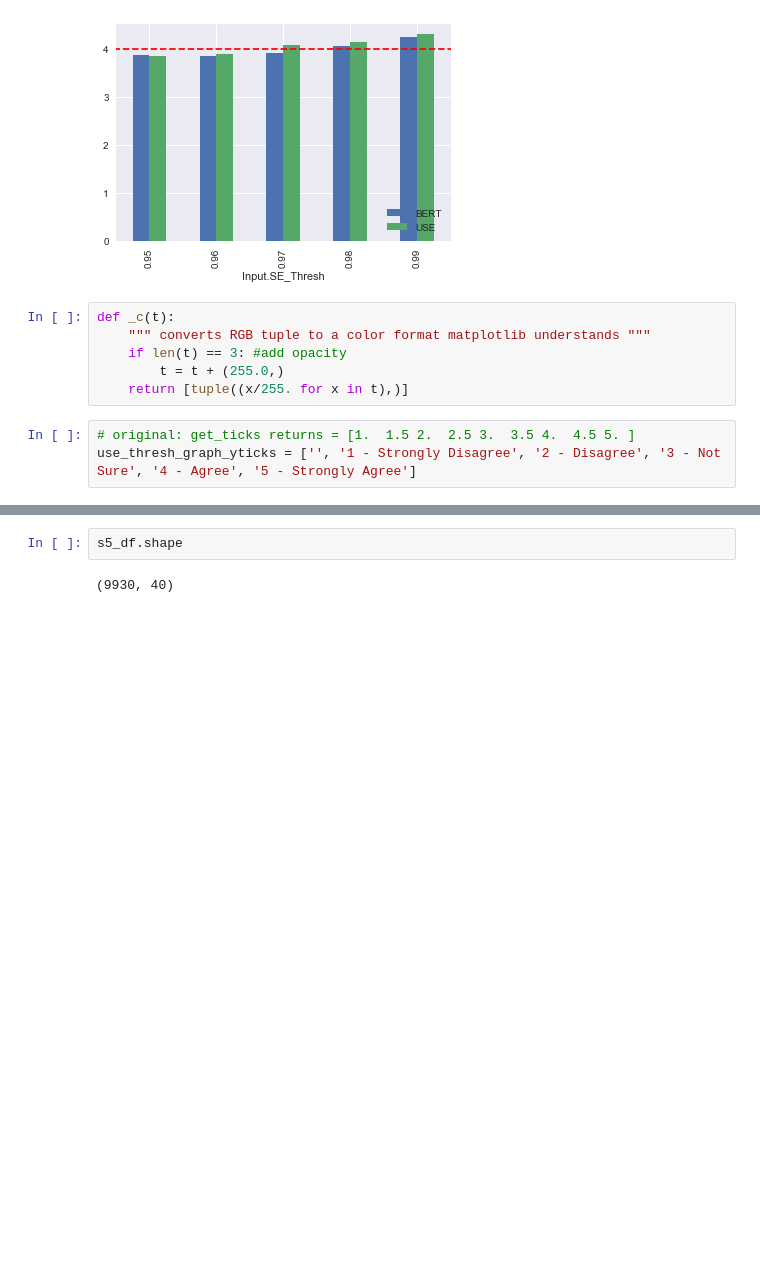
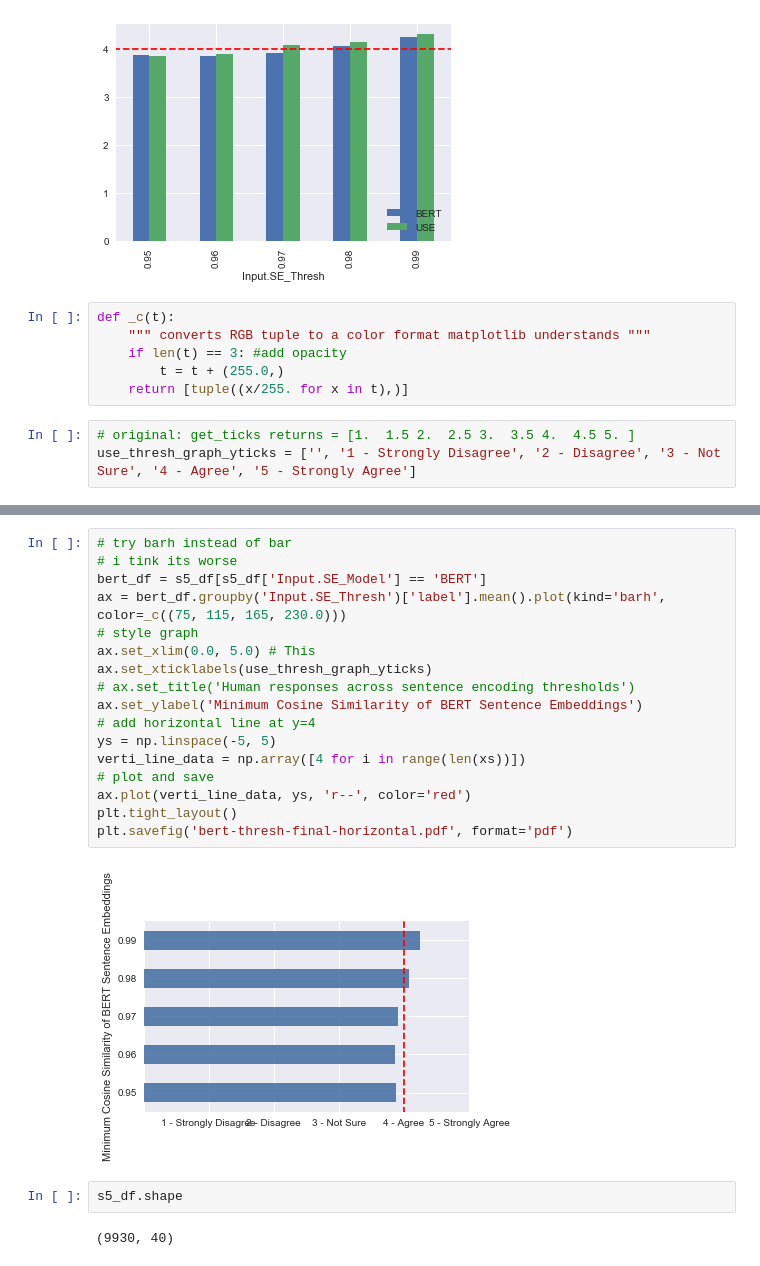
Before and after one commit to QData/Reevaluating-NLP-Adversarial-Examples, a Jupyter notebook: section-5-thresholds/se_thresh/results/s5-threshold-results.ipynb, the cells around one changed output, grey strips where cells are left out. Drawn from its saved outputs; the diff is of its cells as text; blank space fills up the shorter version.

```diff
--- a/section-5-thresholds/se_thresh/results/s5-threshold-results.ipynb
+++ b/section-5-thresholds/se_thresh/results/s5-threshold-results.ipynb
@@ -97,3 +98,22 @@ plt.savefig('bert-thresh-final.pdf', format='pdf')
+# %%
+# try barh instead of bar
+# i tink its worse
+bert_df = s5_df[s5_df['Input.SE_Model'] == 'BERT']
+ax = bert_df.groupby('Input.SE_Thresh')['label'].mean().plot(kind='barh', color=_c((75, 115, 165, 230.0)))
+# style graph
+ax.set_xlim(0.0, 5.0) # This
+ax.set_xticklabels(use_thresh_graph_yticks)
+# ax.set_title('Human responses across sentence encoding thresholds')
+ax.set_ylabel('Minimum Cosine Similarity of BERT Sentence Embeddings')
+# add horizontal line at y=4
+ys = np.linspace(-5, 5)
+verti_line_data = np.array([4 for i in range(len(xs))])
+# plot and save
+ax.plot(verti_line_data, ys, 'r--', color='red')
+plt.tight_layout()
+plt.savefig('bert-thresh-final-horizontal.pdf', format='pdf')
+# %% [output]
+[figure, added]
 # %%
 s5_df.shape
 # %% [output]
```
Also changed, not shown: parts of 1 cell of this notebook, 4 other files.
